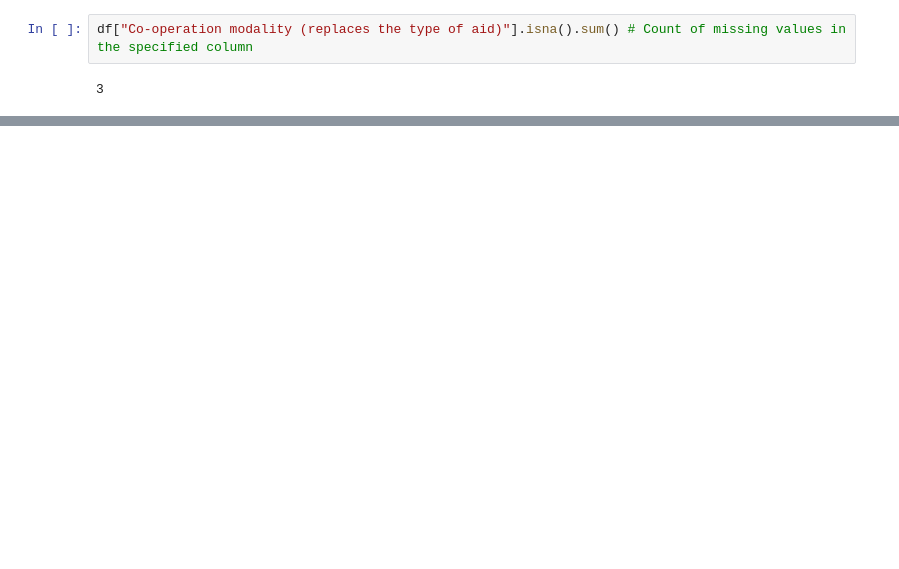
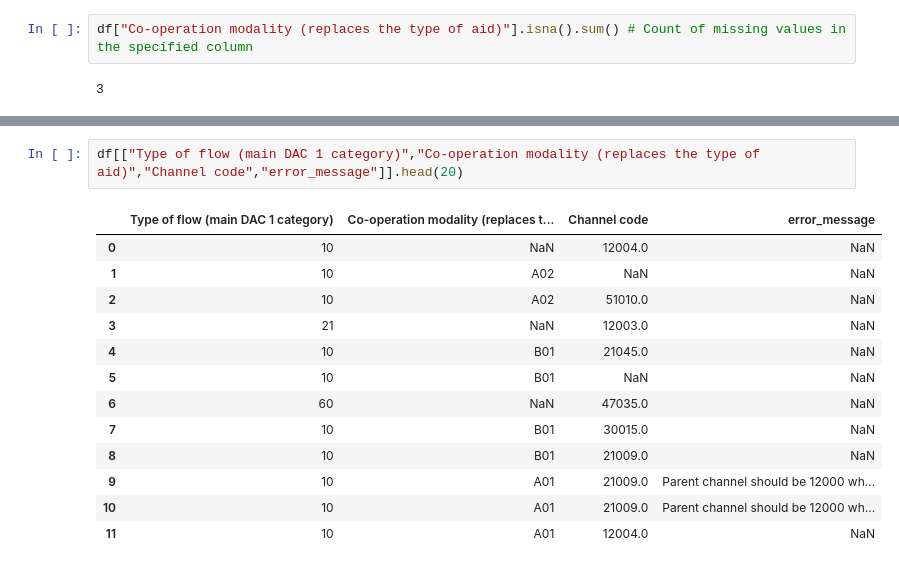
Before and after one commit to ogulcanertuncdcd/tor_fileuploader, a Jupyter notebook: test_LT/test_LT.ipynb, the cells around one changed output, grey strips where cells are left out. Cells and saved outputs as stored; diff of their text form; blank space fills up the shorter version.

```diff
--- a/test_LT/test_LT.ipynb
+++ b/test_LT/test_LT.ipynb
@@ -54,0 +124,16 @@ df.loc[3,"errormessage"]
+# %%
+df[["Type of flow (main DAC 1 category)","Co-operation modality (replaces the type of aid)","Channel code","error_message"]].head(20)
+# %% [output]
+|  | Type of flow (main DAC 1 category) | Co-operation modality (replaces t... | Channel code | error_message |
+| 0 | 10 | NaN | 12004.0 | NaN |
+| 1 | 10 | A02 | NaN | NaN |
+| 2 | 10 | A02 | 51010.0 | NaN |
+| 3 | 21 | NaN | 12003.0 | NaN |
+| 4 | 10 | B01 | 21045.0 | NaN |
+| 5 | 10 | B01 | NaN | NaN |
+| 6 | 60 | NaN | 47035.0 | NaN |
+| 7 | 10 | B01 | 30015.0 | NaN |
+| 8 | 10 | B01 | 21009.0 | NaN |
+| 9 | 10 | A01 | 21009.0 | Parent channel should be 12000 wh... |
+| 10 | 10 | A01 | 21009.0 | Parent channel should be 12000 wh... |
+| 11 | 10 | A01 | 12004.0 | NaN |
```
Also changed, not shown: parts of 15 cells of this notebook.
